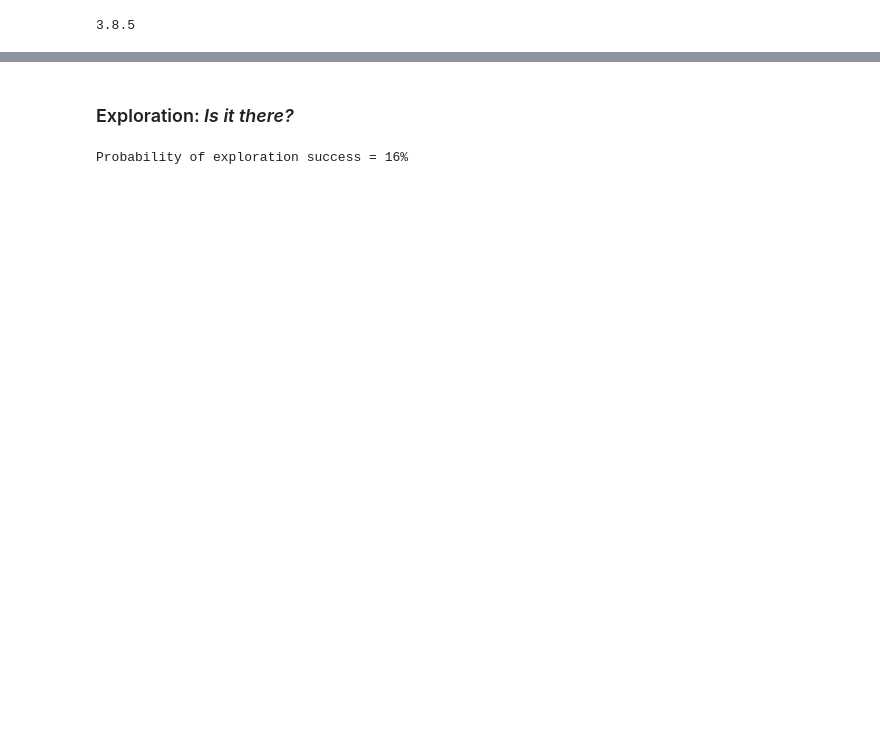
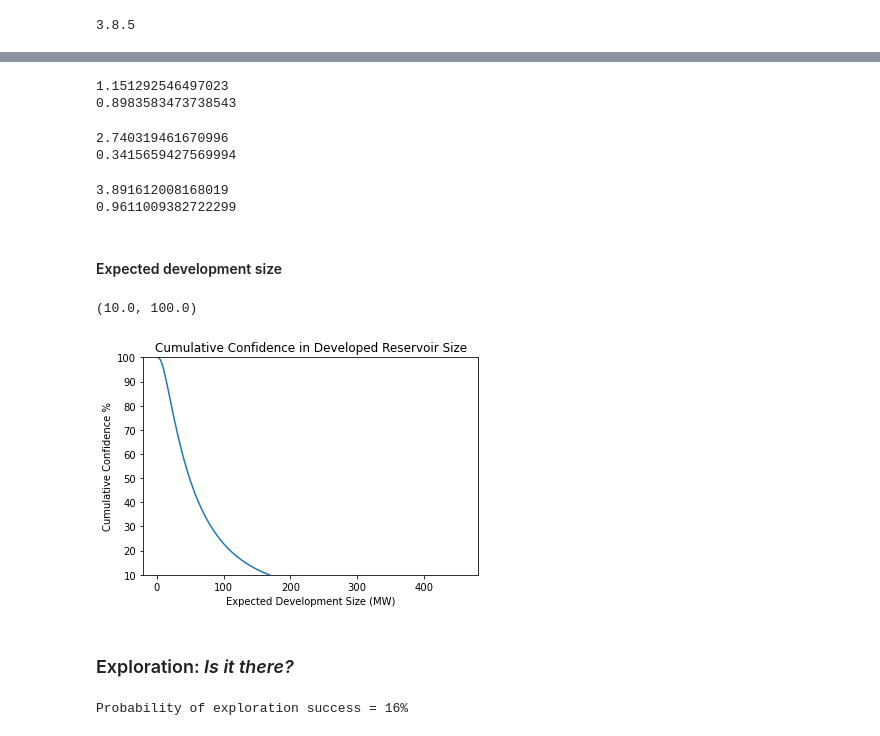
Before and after one commit to Geothermal-Resource-Capacity/Power-Density, a Jupyter notebook: notebooks/Resource_estimator_Hannah-checkpoint.ipynb, the cells around one changed output, grey strips where cells are left out. Cells and saved outputs as stored; diff of their text form; code cells hidden in the pictures; blank space fills up the shorter version.

```diff
--- a/notebooks/Resource_estimator_Hannah-checkpoint.ipynb
+++ b/notebooks/Resource_estimator_Hannah-checkpoint.ipynb
@@ -14,3 +30,68 @@ import matplotlib.pyplot as plt
+# %%
+# Calculate nu and sigma for area > 250 degC (the mean and variance in log units required for specifying lognormal distributions)
+area_nu = ((np.log(Area_P90)+np.log(Area_P10))/2)
+print(area_nu)
+
+area_sigma = (np.log(Area_P10)-np.log(Area_P90))/((norm.ppf(0.9)-(norm.ppf(0.1))))
+print(area_sigma)
+# %% [output]
+1.151292546497023
+0.8983583473738543
+# %%
+# Calculate nu and sigma for power density (the mean and variance in log units required for specifying lognormal distributions)
+powerdens_nu = ((np.log(PowerDens_P90)+np.log(PowerDens_P10))/2)
+print(powerdens_nu)
+
+powerdens_sigma = (np.log(PowerDens_P10)-np.log(PowerDens_P90))/((norm.ppf(0.9)-(norm.ppf(0.1))))
+#powerdens_sigma = (np.log(PowerDens_P10)-np.log(PowerDens_P90))
+print(powerdens_sigma)
+# %% [output]
+2.740319461670996
+0.3415659427569994
+# %%
+# Calculate nu and sigma for MWe Capacity
+capacity_nu = area_nu + powerdens_nu
+print(capacity_nu)
+
+capacity_sigma = ((area_sigma**2)+(powerdens_sigma**2))**0.5
+print(capacity_sigma)
+# %% [output]
+3.891612008168019
+0.9611009382722299
+# %% [markdown]
+#### Expected development size
+# %%
+# Calculate cumulative confidence curve for expected development size
+
+prob = [0.1]
+prob_desc = []
+expected_development_size_cdf=[]
+
+# Specify probability range
+for i in range(1,100):
+    prob.append(i)
+
+for j in prob:
+
+    # Calculate 100-prob for plotting descending cumulative probability
+    desc = 100-j
+    prob_desc.append(desc)
+
+    # Calculate expected development size distribution
+    eds_cdf = lognorm.ppf(j/100, capacity_sigma, loc=0, scale=np.exp(capacity_nu))
+    expected_development_size_cdf.append(eds_cdf)
+# %%
+# Plot expected development size cumulative distribution
+
+plt.plot(expected_development_size, prob_desc)
+plt.xlabel("Expected Development Size (MW)")
+plt.ylabel("Cumulative Confidence %")
+plt.title("Cumulative Confidence in Developed Reservoir Size")
+#axs[0].set_xlim([0, 350])
+plt.ylim([10, 100])
+# %% [output]
+(10.0, 100.0)
+[figure, added]
 # %% [markdown]
 ### Exploration: *Is it there?*
 # %%
```
Also changed, not shown: parts of 18 cells of this notebook, 1 other file.
